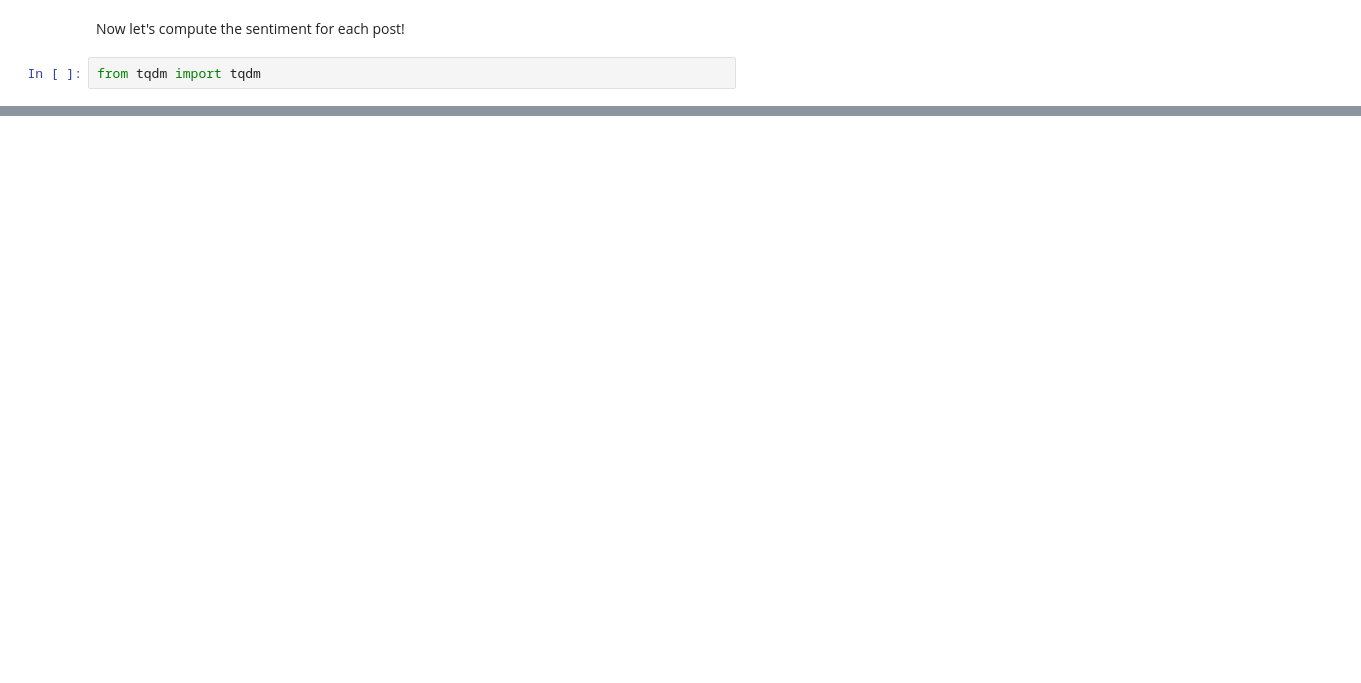
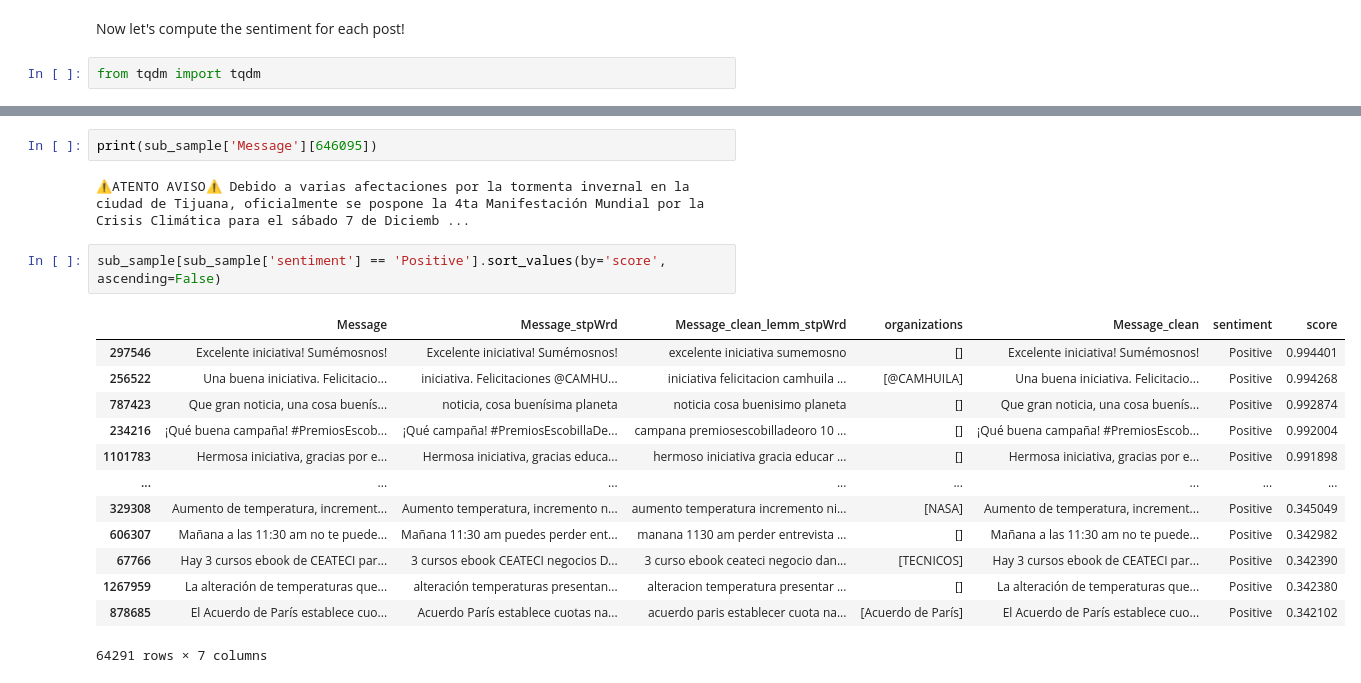
Before and after one commit to Eduardo-Moreno/nlp_nanook, a Jupyter notebook: src/notebooks/full_data_analysis/10-emo-bert-sentiment.ipynb, the cells around one changed output, grey strips where cells are left out. Drawn from its saved outputs; the diff is of its cells as text; blank space fills up the shorter version.

```diff
--- a/src/notebooks/full_data_analysis/10-emo-bert-sentiment.ipynb
+++ b/src/notebooks/full_data_analysis/10-emo-bert-sentiment.ipynb
@@ -266,0 +381,20 @@ for post_i in tqdm(list_msgs):
+# %%
+print(sub_sample['Message'][646095])
+# %% [output]
+⚠️ATENTO AVISO⚠️ Debido a varias afectaciones por la tormenta invernal en la ciudad de Tijuana, oficialmente se pospone la 4ta Manifestación Mundial por la Crisis Climática para el sábado 7 de Diciemb ...
+# %%
+sub_sample[sub_sample['sentiment'] == 'Positive'].sort_values(by='score', ascending=False)
+# %% [output]
+|  | Message | Message_stpWrd | Message_clean_lemm_stpWrd | organizations | Message_clean | sentiment | score |
+| 297546 | Excelente iniciativa! Sumémosnos! | Excelente iniciativa! Sumémosnos! | excelente iniciativa sumemosno | [] | Excelente iniciativa! Sumémosnos! | Positive | 0.994401 |
+| 256522 | Una buena iniciativa. Felicitacio... | iniciativa. Felicitaciones @CAMHU... | iniciativa felicitacion camhuila ... | [@CAMHUILA] | Una buena iniciativa. Felicitacio... | Positive | 0.994268 |
+| 787423 | Que gran noticia, una cosa buenís... | noticia, cosa buenísima planeta | noticia cosa buenisimo planeta | [] | Que gran noticia, una cosa buenís... | Positive | 0.992874 |
+| 234216 | ¡Qué buena campaña! #PremiosEscob... | ¡Qué campaña! #PremiosEscobillaDe... | campana premiosescobilladeoro 10 ... | [] | ¡Qué buena campaña! #PremiosEscob... | Positive | 0.992004 |
+| 1101783 | Hermosa iniciativa, gracias por e... | Hermosa iniciativa, gracias educa... | hermoso iniciativa gracia educar ... | [] | Hermosa iniciativa, gracias por e... | Positive | 0.991898 |
+| ... | ... | ... | ... | ... | ... | ... | ... |
+| 329308 | Aumento de temperatura, increment... | Aumento temperatura, incremento n... | aumento temperatura incremento ni... | [NASA] | Aumento de temperatura, increment... | Positive | 0.345049 |
+| 606307 | Mañana a las 11:30 am no te puede... | Mañana 11:30 am puedes perder ent... | manana 1130 am perder entrevista ... | [] | Mañana a las 11:30 am no te puede... | Positive | 0.342982 |
+| 67766 | Hay 3 cursos ebook de CEATECI par... | 3 cursos ebook CEATECI negocios D... | 3 curso ebook ceateci negocio dan... | [TECNICOS] | Hay 3 cursos ebook de CEATECI par... | Positive | 0.342390 |
+| 1267959 | La alteración de temperaturas que... | alteración temperaturas presentan... | alteracion temperatura presentar ... | [] | La alteración de temperaturas que... | Positive | 0.342380 |
+| 878685 | El Acuerdo de París establece cuo... | Acuerdo París establece cuotas na... | acuerdo paris establecer cuota na... | [Acuerdo de París] | El Acuerdo de París establece cuo... | Positive | 0.342102 |
+64291 rows × 7 columns
```
Also changed, not shown: parts of 38 cells of this notebook.
